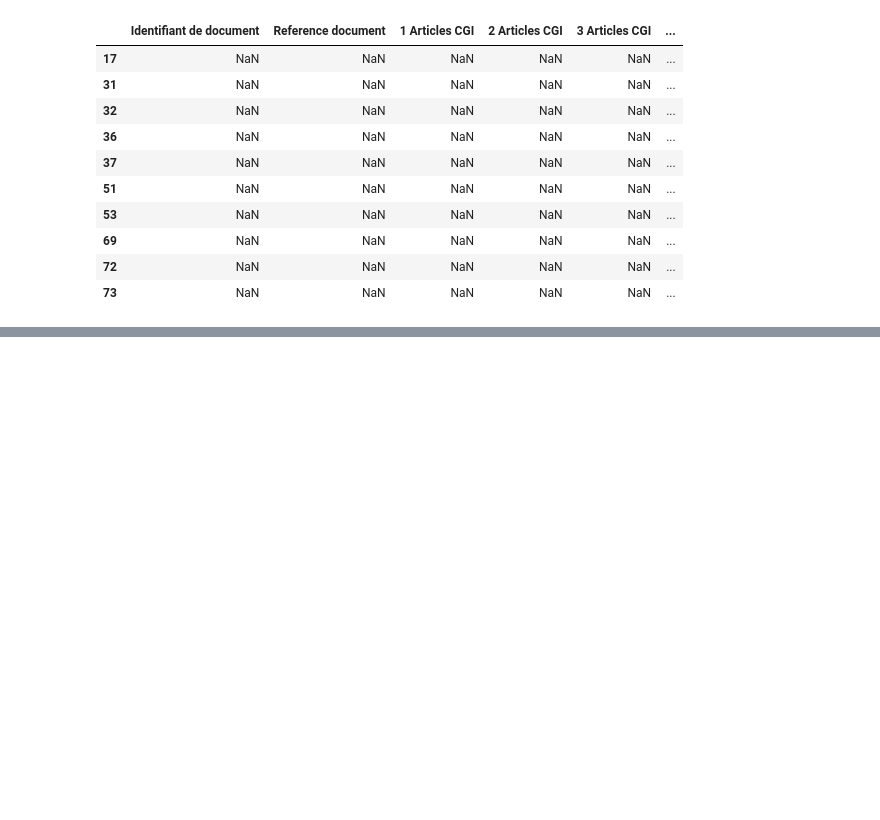
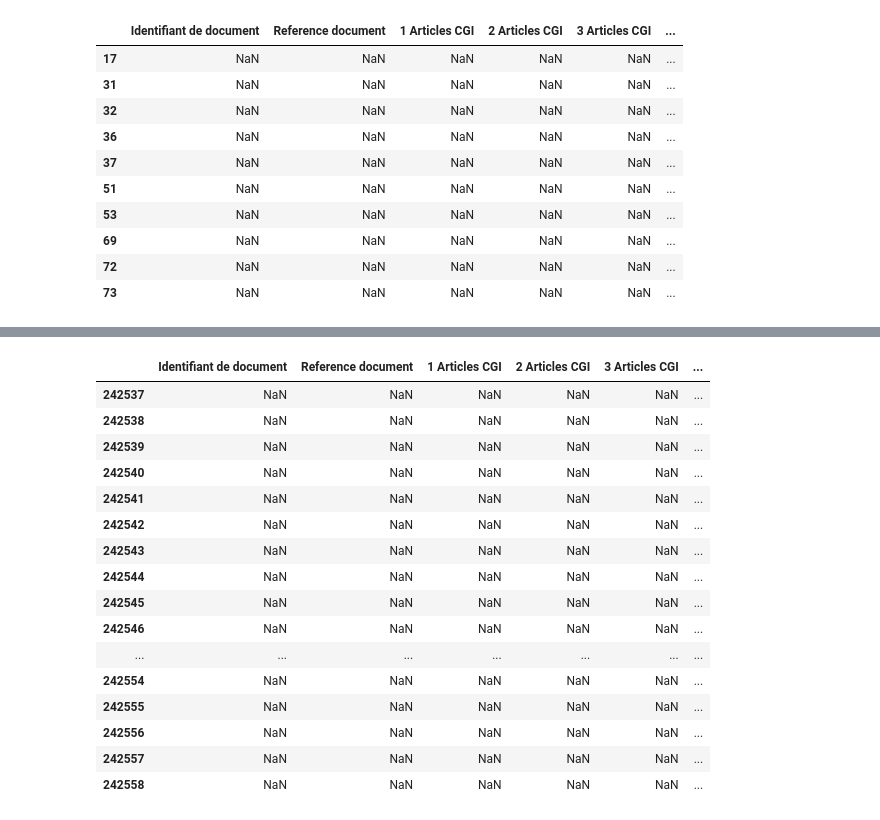
Before and after one commit to xvanausloos/ldi_dvf, a Jupyter notebook: notebooks/02_dvf_exploration_houses_france_mutations.ipynb, the cells around one changed output, grey strips where cells are left out. Saved outputs shown, nothing was run; the diff lists cells and outputs as text; code cells hidden in the pictures; blank space fills up the shorter version.

```diff
--- a/notebooks/02_dvf_exploration_houses_france_mutations.ipynb
+++ b/notebooks/02_dvf_exploration_houses_france_mutations.ipynb
@@ -231,7 +260,7 @@ output_dir = _project_root / "data" / "processed"
 output_dir.mkdir(parents=True, exist_ok=True)
 
 # Save to CSV
-output_file = output_dir / "df_grouped_ensues_2020_2025_houses.csv"
+output_file = output_dir / "df_grouped_2020_2025_france.csv"
 df_grouped.to_csv(output_file, index=False)
 print(f"Saved to: {output_file.absolute()}")
 print(f"File size: {output_file.stat().st_size / 1024:.2f} KB")
@@ -240,0 +270,10 @@ File size: 26.04 KB
+# %%
+# check results file
+df_houses_france = pd.read_csv(output_file)
+df_houses_france.head()
+print(df_houses_france.count())
+
+# check results file
+df_houses_france = pd.read_csv(output_file)
+df_houses_france.head()
+print(df_houses_france.count())
@@ -240,0 +315,8 @@ File size: 26.04 KB
+# %%
+# Check test house: Ensues-la-Redonne (13820 = Code postal; Code commune = 33)
+mask_cp = pd.to_numeric(df_houses_france["Code postal"], errors="coerce") == 13820
+df_houses_france = df_houses_france[mask_cp]
+mask_sec = df_houses_france["Section"].astype(str).str.strip() == "AT"
+df_houses_france = df_houses_france[mask_sec]
+df_houses_france.head()
+print(df_houses_france.count())
@@ -240,0 +341,23 @@ File size: 26.04 KB
+# %%
+pd.set_option("display.max_columns", None)
+pd.set_option("display.width", None)
+pd.set_option("display.max_colwidth", None)
+df_houses_france
+# %% [output]
+|  | Identifiant de document | Reference document | 1 Articles CGI | 2 Articles CGI | 3 Articles CGI | ... |
+| 242537 | NaN | NaN | NaN | NaN | NaN | ... |
+| 242538 | NaN | NaN | NaN | NaN | NaN | ... |
+| 242539 | NaN | NaN | NaN | NaN | NaN | ... |
+| 242540 | NaN | NaN | NaN | NaN | NaN | ... |
+| 242541 | NaN | NaN | NaN | NaN | NaN | ... |
+| 242542 | NaN | NaN | NaN | NaN | NaN | ... |
+| 242543 | NaN | NaN | NaN | NaN | NaN | ... |
+| 242544 | NaN | NaN | NaN | NaN | NaN | ... |
+| 242545 | NaN | NaN | NaN | NaN | NaN | ... |
+| 242546 | NaN | NaN | NaN | NaN | NaN | ... |
+| ... | ... | ... | ... | ... | ... | ... |
+| 242554 | NaN | NaN | NaN | NaN | NaN | ... |
+| 242555 | NaN | NaN | NaN | NaN | NaN | ... |
+| 242556 | NaN | NaN | NaN | NaN | NaN | ... |
+| 242557 | NaN | NaN | NaN | NaN | NaN | ... |
+| 242558 | NaN | NaN | NaN | NaN | NaN | ... |
```
Also changed, not shown: parts of 12 cells of this notebook, 3 other files.
